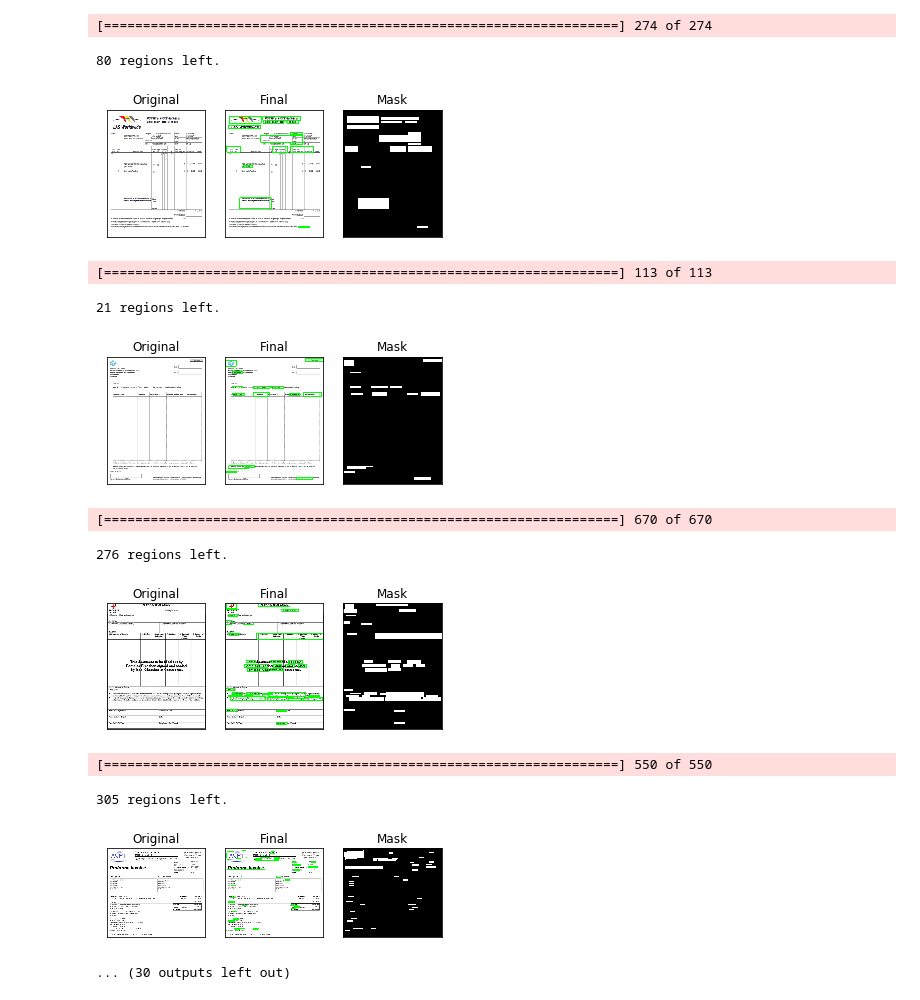
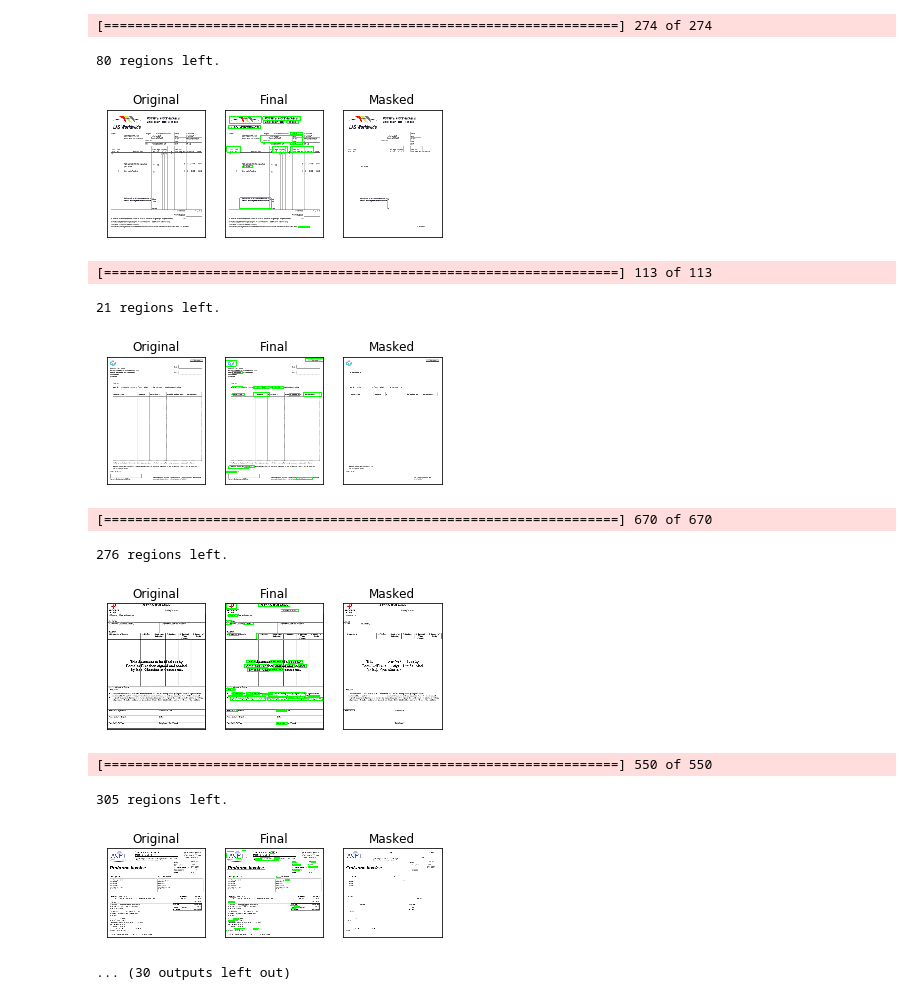
Before and after one commit to szymanowiczs/Logos, a Jupyter notebook: Logo_Detection.ipynb, the cells around one changed output. Saved outputs shown, nothing was run; the diff lists cells and outputs as text; code cells hidden in the pictures.

Commit message:
Change regions outside of the mask to white

```diff
--- a/Logo_Detection.ipynb
+++ b/Logo_Detection.ipynb
@@ -13,27 +13,6 @@ except ImportError:
 # %%
 # List of a variety of files for preliminary testing
 files_to_test = ['100082743.png','290066548.png','51sm64mnQcL._SX342_.jpg','advance-payment-against-proforma-invoice-non-b-nw.jpg','argentina-certificate-of-origin.jpg','ARITACER1.jpg','b3bab39a63b38db79cd20f1422a5a06d.jpg','Certificate_of_origin_example_LRG.jpg','commercial-invoice (1).jpg','commercial-invoice.jpg','download.PNG','images (1).jpg','images (1).PNG','images (2).PNG']
-# %%
-for filename in files_to_test:
-    td = TextDetection(filename)
-    res = td.detect()
-    #mask = cv2.bitwise_not(res)
-    #masked = cv2.bitwise_or(td.img,td.img,mask = mask)
-    pltShow((td.img, "Original"), (td.final, "Final"), (res, "Mask"))
-# %% [output]
-[==================================================================] 274 of 274
-80 regions left.
-[figure, removed]
-[==================================================================] 113 of 113
-21 regions left.
-[figure, removed]
-[==================================================================] 670 of 670
-276 regions left.
-[figure, removed]
-[==================================================================] 550 of 550
-305 regions left.
-[figure, removed]
-... (30 outputs left out)
 # %%
 def longestChild(contours, hierarchy):
     # Find the longest contour
@@ -42,40 +21,64 @@ def longestChild(contours, hierarchy):
     i = 0
     # Initially the longest contour is not found
     longest_contour_idx = None
     for contour in contours:
         # Check that the contour has no children
         # hierarchy[i][2] contains the index of the first child
         # it is set to -1 if the contour has no children
         if hierarchy[0][i][2] == -1:
             # Check the length of the contour and update
             # the longest contour, if appropriate
             length = cv2.arcLength(contour, True)
             if length>length_longest:
                 length_longest = length
                 longest_contour_idx = i
         i+=1
     # If a contour without children was not found trigger an error
     assert longest_contour_idx!=None, 'Contour not found'
     return longest_contour_idx
 
 # Find the contours on the document - logo is usually the largest connected component
 # with the longest contour. Uses the assumption that a logo contour will have no
 # children in the hierarchy
 for filename in files_to_test:
-    img = cv2.imread(filename)
-    # Use a Gaussian filter to reduce the noise
-    blur = cv2.GaussianBlur(img,(5,5),0)
-    imgray = cv2.cvtColor(img,cv2.COLOR_BGR2GRAY)
+
+    # Detect text and logo using MSER and SWT
+    td = TextDetection(filename)
+    res = td.detect()
+    #mask = cv2.bitwise_not(res)
+    masked = cv2.bitwise_and(td.img,td.img,mask = res)
+    masked[np.where((masked==[0,0,0]).all(axis=2))] = [255,255,255]
+    original_masked = cv2.cvtColor(masked, cv2.COLOR_RGB2BGR)
+    #readClusterShow(original_masked)
+    pltShow((td.img, "Original"), (td.final, "Final"), (masked, "Masked"))
+    """
+    imgray = cv2.cvtColor(original_masked,cv2.COLOR_BGR2GRAY)
+    blur = cv2.blur(imgray,(3,3))
     # set up a threshold for finding contours
-    thresh = cv2.adaptiveThreshold(imgray,255,cv2.ADAPTIVE_THRESH_GAUSSIAN_C,cv2.THRESH_BINARY,11,2)
+    thresh = cv2.adaptiveThreshold(blur,255,cv2.ADAPTIVE_THRESH_GAUSSIAN_C,cv2.THRESH_BINARY,11,2)
     # find the contours and return the hierarchy in a tree form
     im2, contours, hierarchy = cv2.findContours(thresh,cv2.RETR_TREE,cv2.CHAIN_APPROX_SIMPLE)
     longest_contour_idx = longestChild(contours, hierarchy)
     # draw the longest contour without children and show it
-    cv2.drawContours(img, contours, longest_contour_idx, (0,255,0), 3)
-    cv2.imshow('img',img)
+    cv2.drawContours(original_masked, contours, -1, (0,255,0), 3)
+    cv2.imshow('img',original_masked)
     cv2.waitKey(0)
     cv2.destroyAllWindows()
+    """
+# %% [output]
+[==================================================================] 274 of 274
+80 regions left.
+[figure, added]
+[==================================================================] 113 of 113
+21 regions left.
+[figure, added]
+[==================================================================] 670 of 670
+276 regions left.
+[figure, added]
+[==================================================================] 550 of 550
+305 regions left.
+[figure, added]
+... (30 outputs left out)
 # %%
 # Try clustering with just the saturation value
 for filename in files_to_retest:
```
Also changed, not shown: parts of 1 cell of this notebook.
